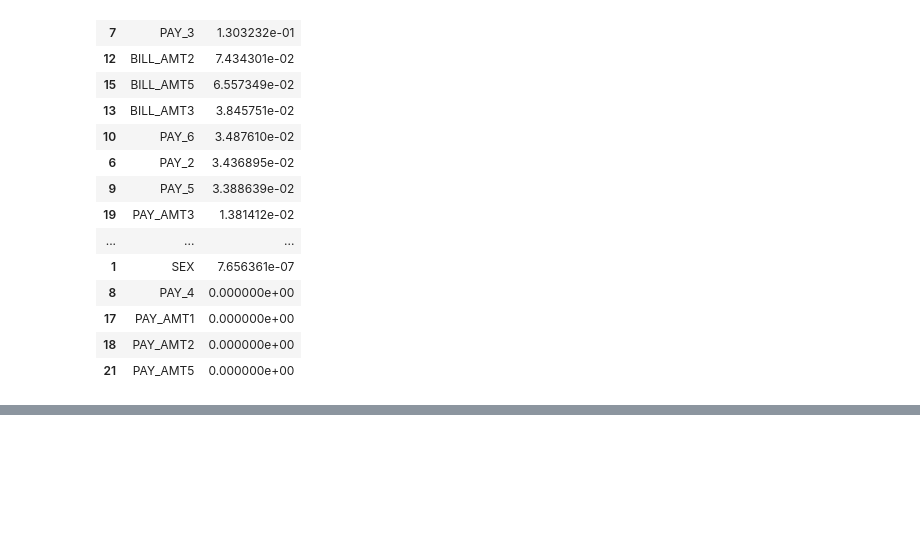
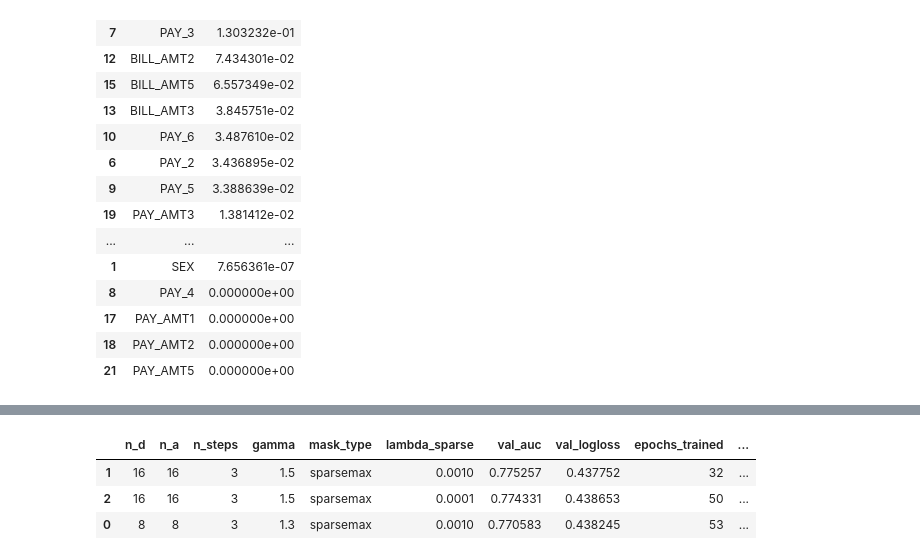
Before and after one commit to KamuranBey00/DataScienceProject, a Jupyter notebook: notebooks/04_tabnet.ipynb, the cells around one changed output, grey strips where cells are left out. Cells and saved outputs as stored; diff of their text form; code cells hidden in the pictures; blank space fills up the shorter version.

```diff
--- a/notebooks/04_tabnet.ipynb
+++ b/notebooks/04_tabnet.ipynb
@@ -564,0 +595,66 @@ Kaydedildi: C:\Users\kdrgn\DataScienceProject\models\importance\tabnet_masks.npz
+# %%
+def run_tabnet_keep(n_d, n_steps, gamma, mask_type, lambda_sparse):
+    """Like run_tabnet, but also returns the fitted classifier."""
+    start = time.time()
+    clf = TabNetClassifier(
+        cat_idxs=cat_idxs,
+        cat_dims=cat_dims,
+        cat_emb_dim=2,
+        n_d=n_d,
+        n_a=n_d,
+        n_steps=n_steps,
+        gamma=gamma,
+        mask_type=mask_type,
+        lambda_sparse=lambda_sparse,
+        seed=SEED,
+        verbose=0,
+    )
+    clf.fit(
+        X_train,
+        y_train,
+        eval_set=[(X_val, y_val)],
+        eval_name=["val"],
+        eval_metric=["auc", "logloss"],
+        max_epochs=100,
+        patience=20,
+        batch_size=1024,
+        virtual_batch_size=128,
+    )
+    elapsed = time.time() - start
+    best_epoch = int(np.argmax(clf.history["val_auc"]))
+    row = {
+        "n_d": n_d,
+        "n_a": n_d,
+        "n_steps": n_steps,
+        "gamma": gamma,
+        "mask_type": mask_type,
+        "lambda_sparse": lambda_sparse,
+        "val_auc": clf.history["val_auc"][best_epoch],
+        "val_logloss": clf.history["val_logloss"][best_epoch],
+        "epochs_trained": len(clf.history["val_auc"]),
+        "train_seconds": round(elapsed, 1),
+    }
+    return row, clf
+
+
+top3 = grid_df.head(3)[["n_d", "n_steps", "gamma", "mask_type", "lambda_sparse"]].to_dict("records")
+
+clean_results = []
+clean_clfs = []
+for i, cfg in enumerate(top3, start=1):
+    print(f"[clean {i}/3] {cfg}")
+    row, clf_i = run_tabnet_keep(**cfg)
+    clean_results.append(row)
+    clean_clfs.append(clf_i)
+    print("  val_auc =", round(row["val_auc"], 4))
+
+clean_df = pd.DataFrame(clean_results).sort_values("val_auc", ascending=False)
+clean_df.to_csv(REPORTS_DIR / "tabnet_grid_clean_top3.csv", index=False)
+
+best_clean_idx = clean_df["val_auc"].idxmax()
+best_clf = clean_clfs[best_clean_idx]
+BEST = clean_df.loc[best_clean_idx]
+print(f"\nEn iyi clean config -> n_d=n_a={BEST.n_d} n_steps={BEST.n_steps} gamma={BEST.gamma} "
+      f"mask_type={BEST.mask_type} lambda_sparse={BEST.lambda_sparse} (val_auc={BEST.val_auc:.4f})")
+clean_df
+# %% [output]
@@ -564,0 +675,4 @@ Kaydedildi: C:\Users\kdrgn\DataScienceProject\models\importance\tabnet_masks.npz
+|  | n_d | n_a | n_steps | gamma | mask_type | lambda_sparse | val_auc | val_logloss | epochs_trained | ... |
+| 1 | 16 | 16 | 3 | 1.5 | sparsemax | 0.0010 | 0.775257 | 0.437752 | 32 | ... |
+| 2 | 16 | 16 | 3 | 1.5 | sparsemax | 0.0001 | 0.774331 | 0.438653 | 50 | ... |
+| 0 | 8 | 8 | 3 | 1.3 | sparsemax | 0.0010 | 0.770583 | 0.438245 | 53 | ... |
```
Also changed, not shown: parts of 10 cells of this notebook, 11 other files.
